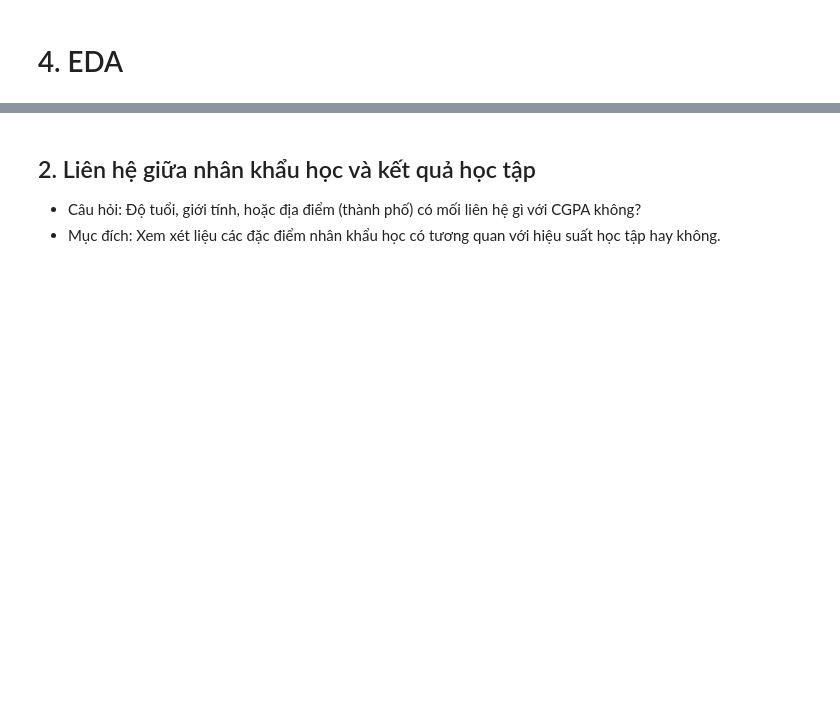
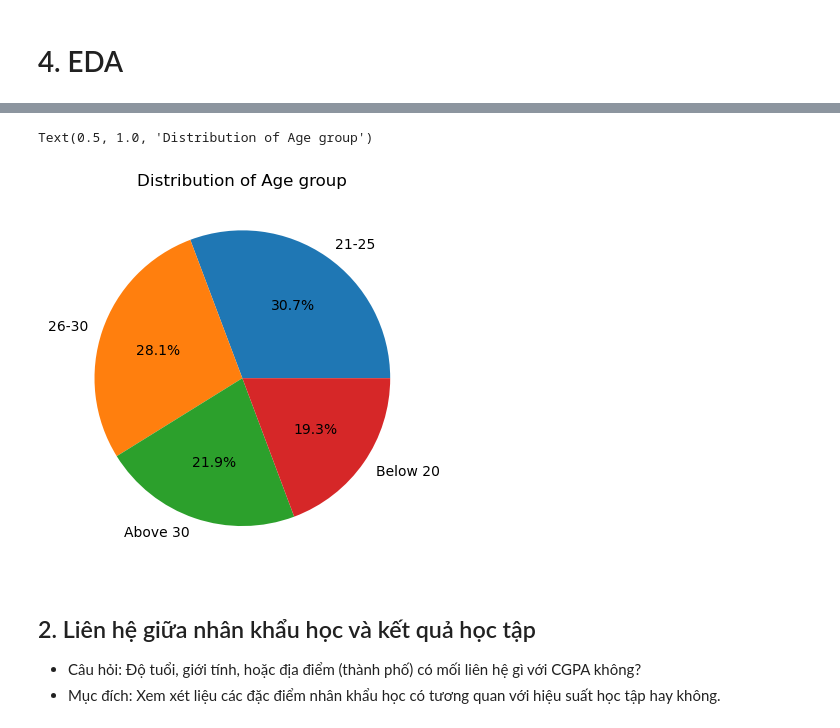
Before and after one commit to lhldanh/HCMUS_-CSC17104_Final_Project, a Jupyter notebook: main.ipynb, the cells around one changed output, grey strips where cells are left out. Drawn from its saved outputs; the diff is of its cells as text; code cells hidden in the pictures; blank space fills up the shorter version.

```diff
--- a/main.ipynb
+++ b/main.ipynb
@@ -88,0 +168,8 @@ df['Financial Stress'] = df['Financial Stress'].fillna(df['Financial Stress'].me
+# %%
+plt.pie(df1['Age group'].value_counts(),
+        labels=df1['Age group'].value_counts().index,
+        autopct='%1.1f%%');
+plt.title('Distribution of Age group');
+# %% [output]
+Text(0.5, 1.0, 'Distribution of Age group')
+[figure, added]
```
Also changed, not shown: parts of 22 cells of this notebook.
